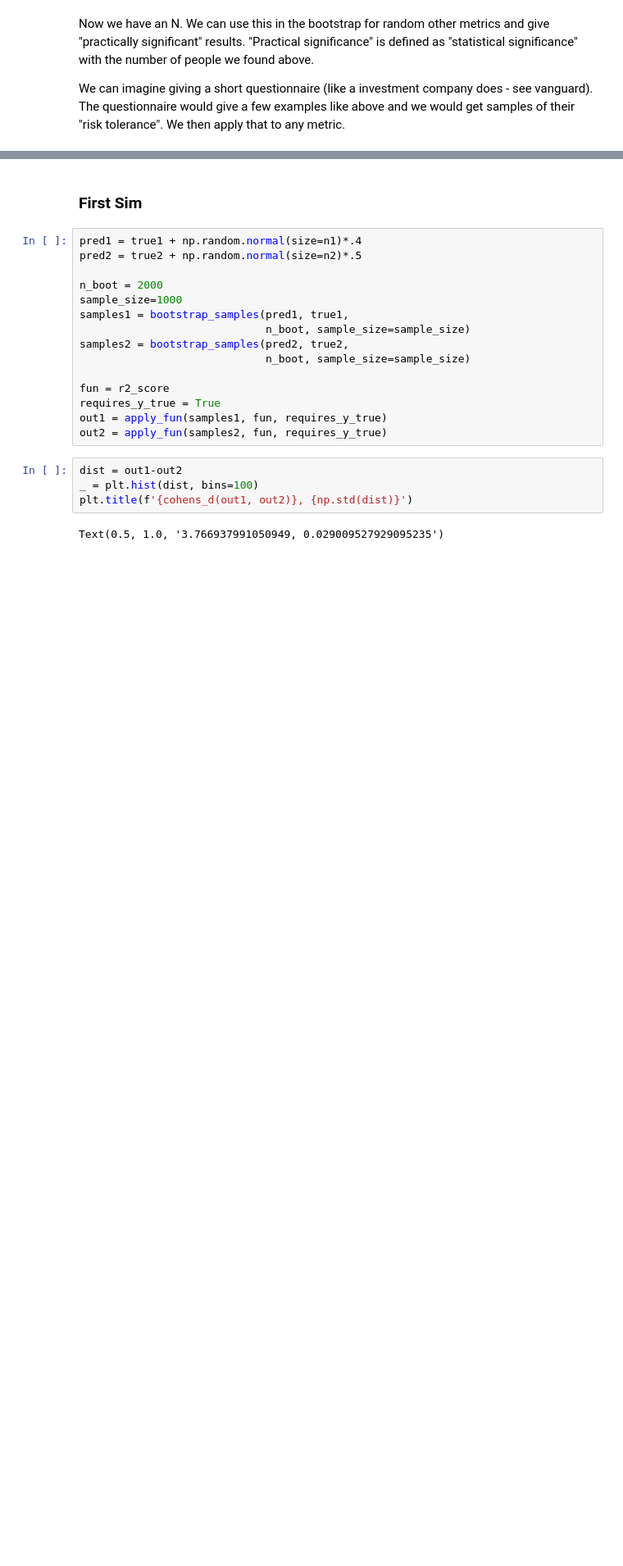
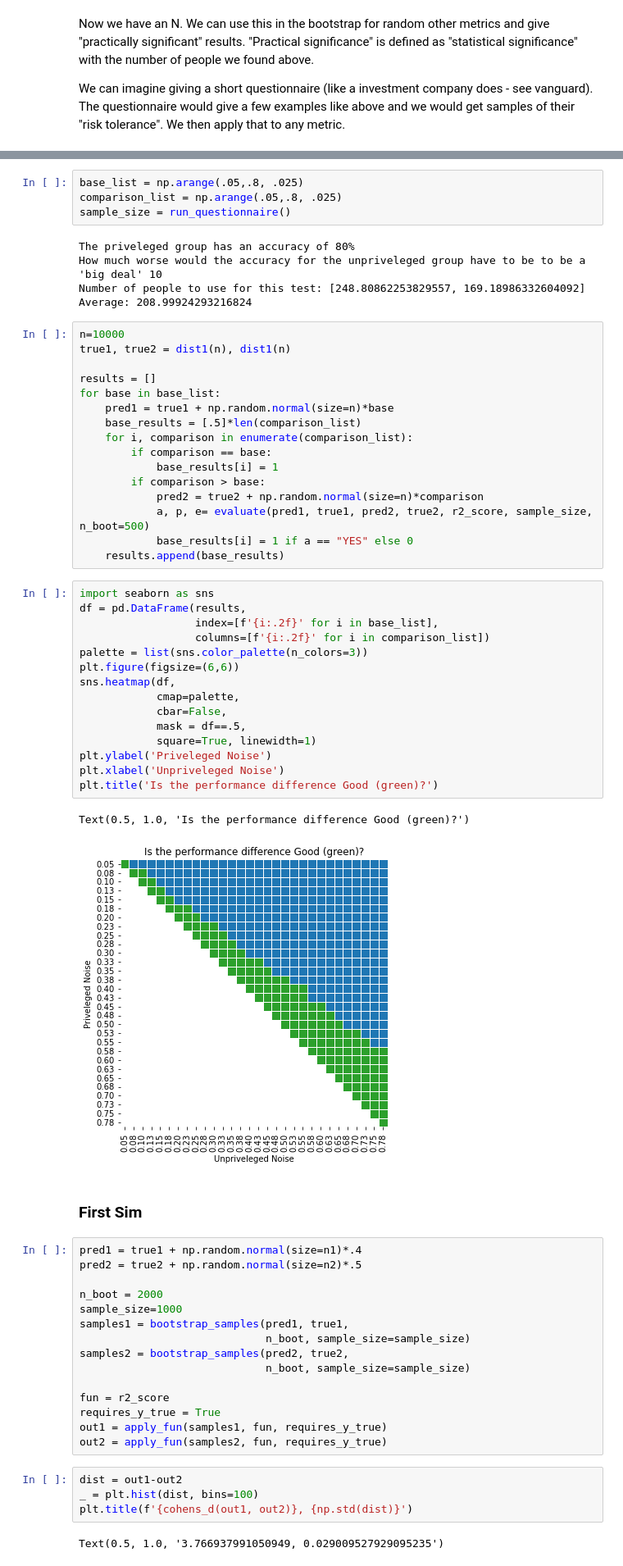
Before and after one commit to goswamig/credoai_lens, a Jupyter notebook: experimental/bootstrapping.ipynb, the cells around one changed output, grey strips where cells are left out. Shown: that part at 82% size. Cells and saved outputs as stored; diff of their text form; blank space fills up the shorter version.

```diff
--- a/experimental/bootstrapping.ipynb
+++ b/experimental/bootstrapping.ipynb
@@ -246,3 +301,46 @@ Text(0.5, 1.0, 'Good?: NO\nSample Size: 169\nEffect Size: 3.15\np-val: 0.001620'
+# %%
+base_list = np.arange(.05,.8, .025)
+comparison_list = np.arange(.05,.8, .025)
+sample_size = run_questionnaire()
+# %% [output]
+The priveleged group has an accuracy of 80%
+How much worse would the accuracy for the unpriveleged group have to be to be a 'big deal' 10
+Number of people to use for this test: [248.80862253829557, 169.18986332604092]
+Average: 208.99924293216824
+# %%
+n=10000
+true1, true2 = dist1(n), dist1(n)
+
+results = []
+for base in base_list:
+    pred1 = true1 + np.random.normal(size=n)*base
+    base_results = [.5]*len(comparison_list)
+    for i, comparison in enumerate(comparison_list):
+        if comparison == base:
+            base_results[i] = 1
+        if comparison > base:
+            pred2 = true2 + np.random.normal(size=n)*comparison
+            a, p, e= evaluate(pred1, true1, pred2, true2, r2_score, sample_size, n_boot=500)
+            base_results[i] = 1 if a == "YES" else 0
+    results.append(base_results)
+# %%
+import seaborn as sns
+df = pd.DataFrame(results,
+                  index=[f'{i:.2f}' for i in base_list],
+                  columns=[f'{i:.2f}' for i in comparison_list])
+palette = list(sns.color_palette(n_colors=3))
+plt.figure(figsize=(6,6))
+sns.heatmap(df,
+            cmap=palette,
+            cbar=False,
+            mask = df==.5,
+            square=True, linewidth=1)
+plt.ylabel('Priveleged Noise')
+plt.xlabel('Unpriveleged Noise')
+plt.title('Is the performance difference Good (green)?')
+# %% [output]
+Text(0.5, 1.0, 'Is the performance difference Good (green)?')
+[figure, added]
 # %% [markdown]
 ### First Sim
 # %%
```
Also changed, not shown: parts of 21 cells of this notebook.
